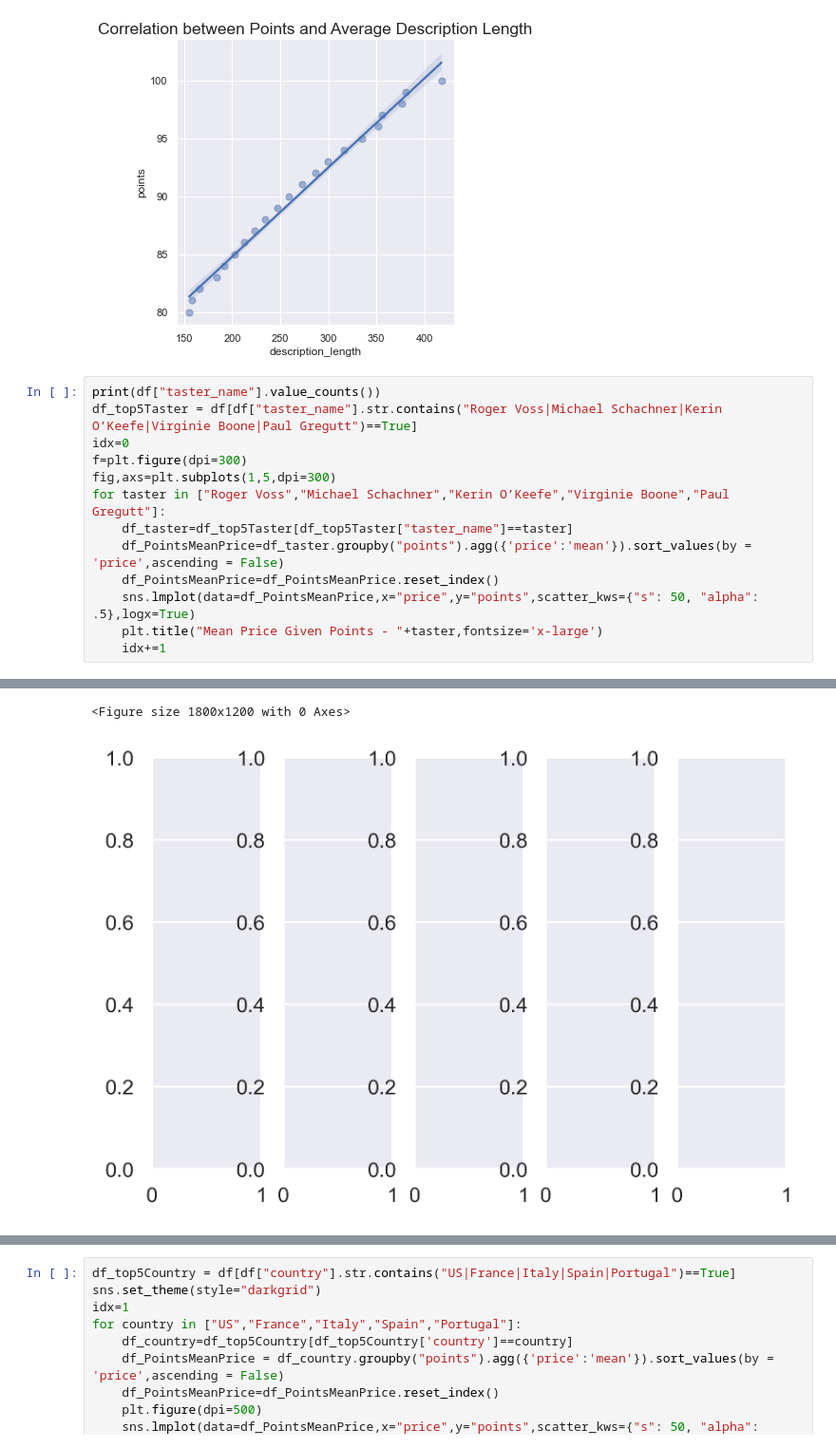
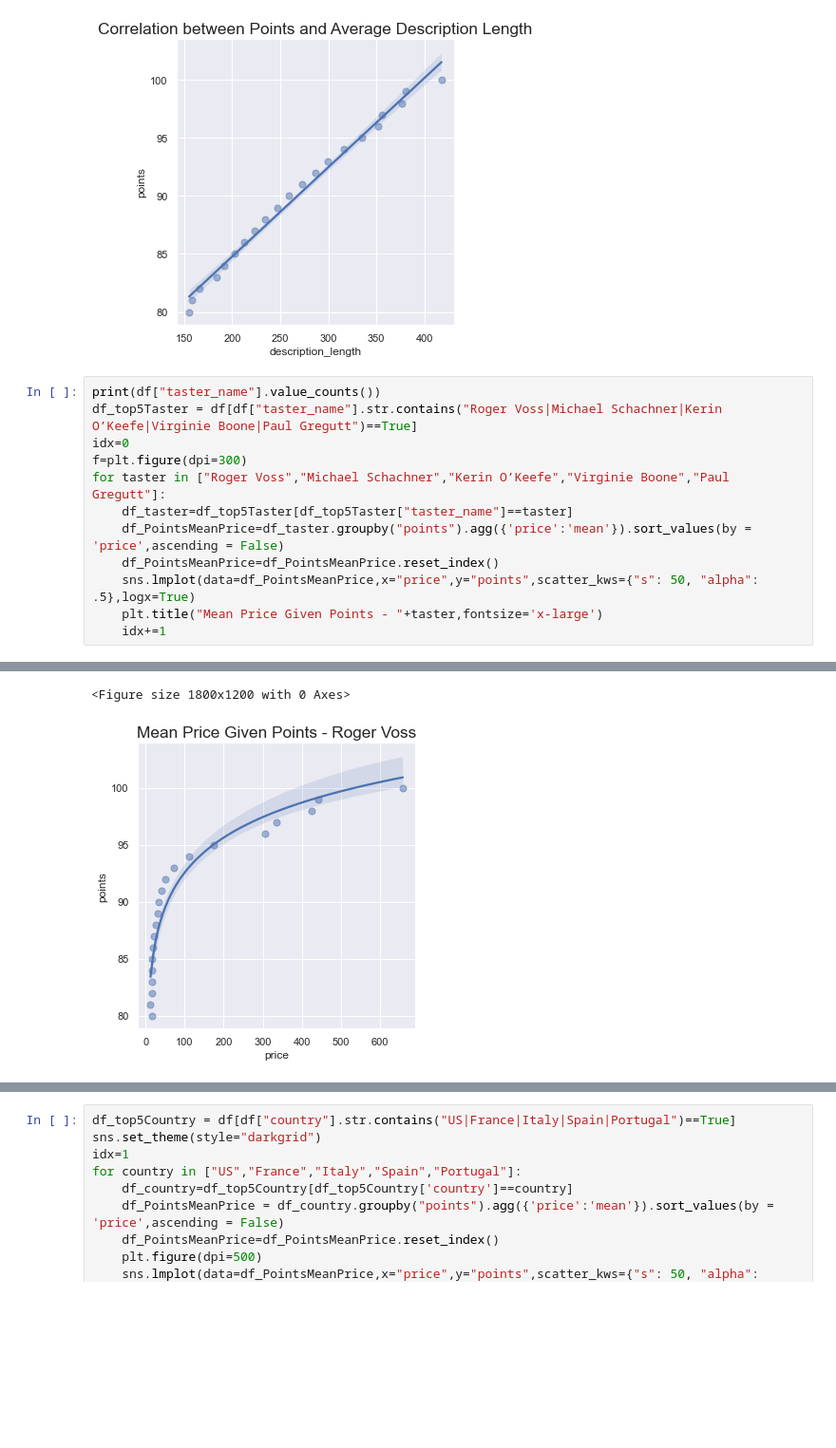
Before and after one commit to mreswick/ece143-final-proj-wine, a Jupyter notebook: description_length & points.ipynb, the cells around one changed output, grey strips where cells are left out. Shown at 95% size. Saved outputs shown, nothing was run; the diff lists cells and outputs as text; blank space fills up the shorter version.

```diff
--- a/description_length & points.ipynb
+++ b/description_length & points.ipynb
@@ -25,34 +25,33 @@ print(df["taster_name"].value_counts())
 df_top5Taster = df[df["taster_name"].str.contains("Roger Voss|Michael Schachner|Kerin O’Keefe|Virginie Boone|Paul Gregutt")==True]
 idx=0
 f=plt.figure(dpi=300)
-fig,axs=plt.subplots(1,5,dpi=300)
 for taster in ["Roger Voss","Michael Schachner","Kerin O’Keefe","Virginie Boone","Paul Gregutt"]:
     df_taster=df_top5Taster[df_top5Taster["taster_name"]==taster]
     df_PointsMeanPrice=df_taster.groupby("points").agg({'price':'mean'}).sort_values(by = 'price',ascending = False)
     df_PointsMeanPrice=df_PointsMeanPrice.reset_index()
     sns.lmplot(data=df_PointsMeanPrice,x="price",y="points",scatter_kws={"s": 50, "alpha": .5},logx=True)
     plt.title("Mean Price Given Points - "+taster,fontsize='x-large')
     idx+=1
 # %% [output]
 Roger Voss            25514
 Michael Schachner     15134
 Kerin O’Keefe         10776
 Virginie Boone         9537
 Paul Gregutt           9532
 Matt Kettmann          6332
 Joe Czerwinski         5147
 Sean P. Sullivan       4966
 Anna Lee C. Iijima     4415
 Jim Gordon             4177
 Anne Krebiehl MW       3685
 Lauren Buzzeo          1835
 Susan Kostrzewa        1085
 Mike DeSimone           514
 Jeff Jenssen            491
 Alexander Peartree      415
 Carrie Dykes            139
 Fiona Adams              27
 Christina Pickard         6
 Name: taster_name, dtype: int64
 <Figure size 1800x1200 with 0 Axes>
-[figure, old version]
+[figure, new version]
```
Also changed, not shown: parts of 1 cell of this notebook.
